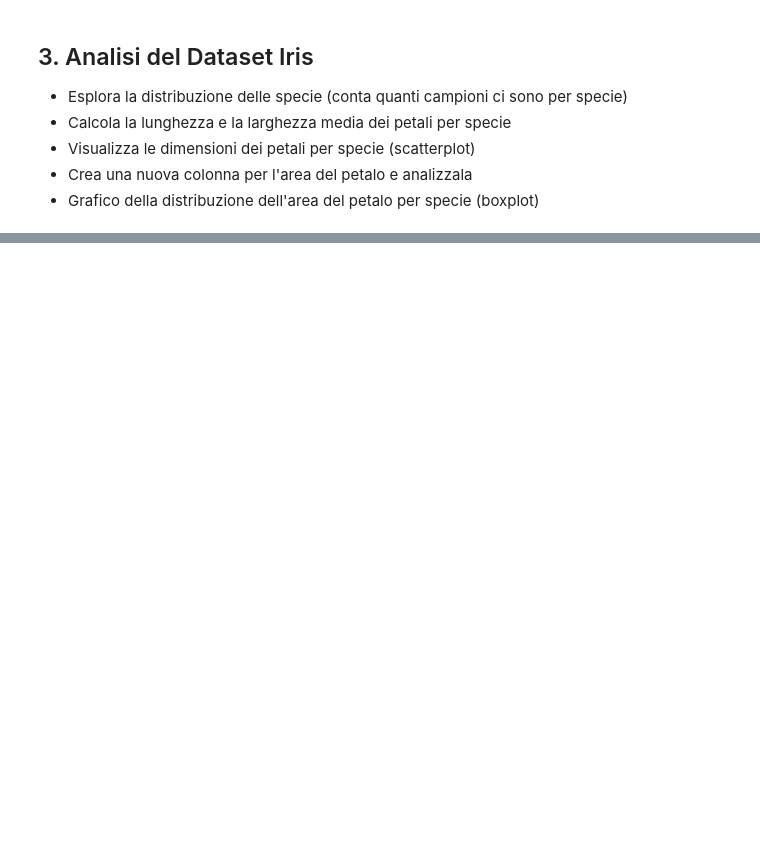
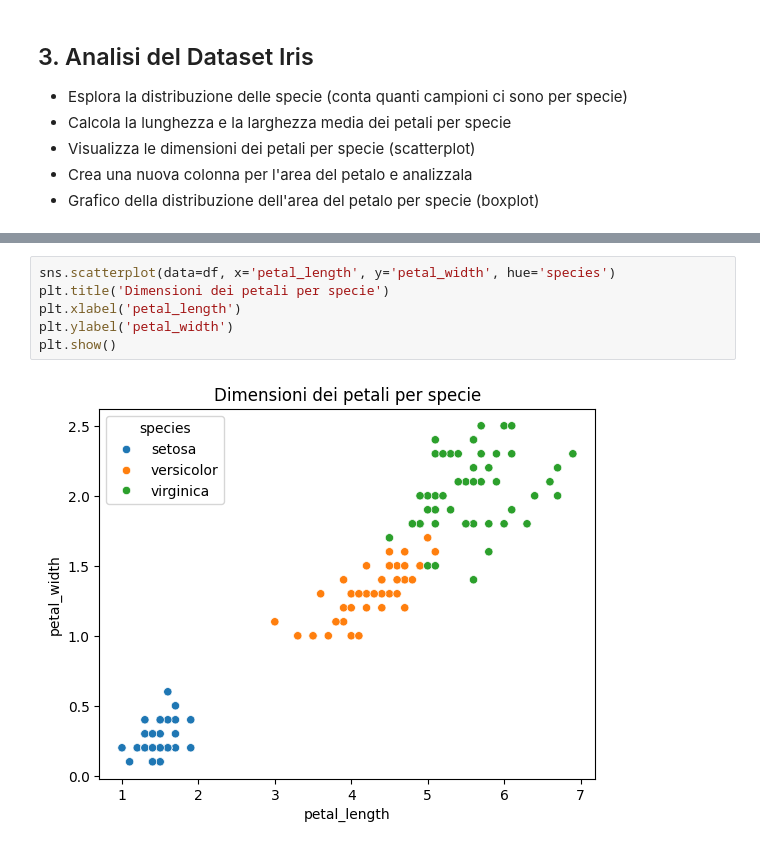
Before and after one commit to Neetre/intro_lab_2026, a Jupyter notebook: lez5/5.4_Esercizi_lez_5.ipynb, the cells around one changed output, grey strips where cells are left out. Saved outputs shown, nothing was run; the diff lists cells and outputs as text; blank space fills up the shorter version.

```diff
--- a/lez5/5.4_Esercizi_lez_5.ipynb
+++ b/lez5/5.4_Esercizi_lez_5.ipynb
@@ -85,0 +184,8 @@ df.head()
+# %%
+sns.scatterplot(data=df, x='petal_length', y='petal_width', hue='species')
+plt.title('Dimensioni dei petali per specie')
+plt.xlabel('petal_length')
+plt.ylabel('petal_width')
+plt.show()
+# %% [output]
+[figure, added]
```
Also changed, not shown: parts of 11 cells of this notebook.
